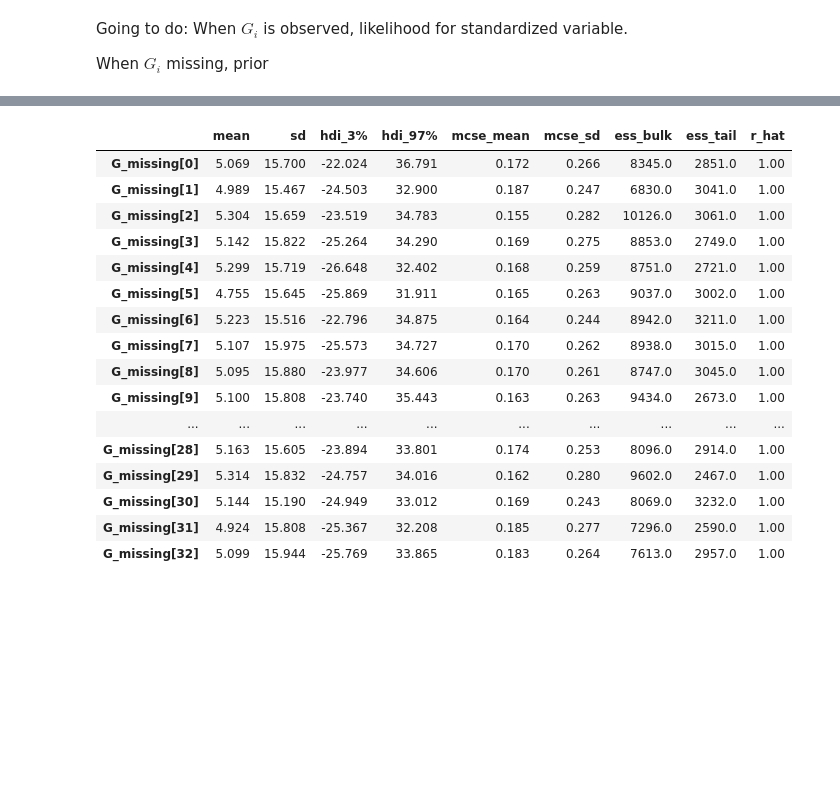
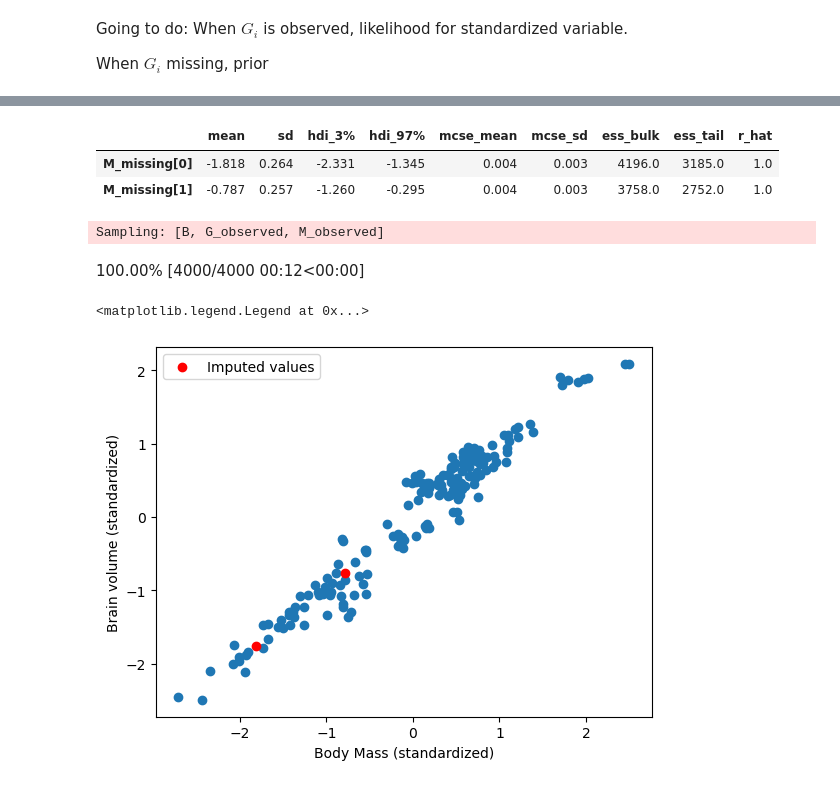
Before and after one commit to kpjmcg/Statistical-Rethinking-2023-Python-Notes, a Jupyter notebook: Lecture_18_2023.ipynb, the cells around one changed output, grey strips where cells are left out. Saved outputs shown, nothing was run; the diff lists cells and outputs as text; code cells hidden in the pictures; blank space fills up the shorter version.

```diff
--- a/Lecture_18_2023.ipynb
+++ b/Lecture_18_2023.ipynb
@@ -258,9 +293,10 @@ $\rho_M \sim HalfNormal(3,0.25)$
 
 4) Impute B, G, M using model
 # %%
+#Dropping missing brain cases
 primselected = prim[['body','group_size','brain']]
 primBnan = primselected[primselected['brain'].notna()]
-primBnan = primBnan.fillna(1)
+#primBnan = primBnan.fillna(1)
 # %% [markdown]
 Going to do: When $G_i$ is observed, likelihood for standardized variable.
 
@@ -279,13 +319,18 @@ class LinearMean(pm.gp.mean.Mean):
 
     def __call__(self, X):
         return self.intercept +self.slopes[0]*self.M +self.slopes[1]*self.G
+# imputation ignoring models of M and G
+with pm.Model() as fMBG_OU:
 
-with pm.Model() as fMBG_OU:
-    Mobs     = pm.MutableData('Mobs',scale(np.log(primBnan['body'])))
-    Bobs     = pm.MutableData('Bobs',scale(np.log(primBnan['brain'])).reshape(-1, 1))
-    Gobs     = pm.MutableData('Gobs',scale(np.log(primBnan['group_size'])))
+    #Data, there is an issue with imputing using the Data variables
+    #Mobs     = pm.MutableData('Mobs',scale(np.log(primBnan['body'])))
+    Bobs     = pm.MutableData('Bobs',scale(np.log(primBnan['brain'])))#.reshape(-1, 1))
+    #Gobs     = pm.MutableData('Gobs',scale(np.log(primBnan['group_size'])))
     Dmat = pm.MutableData('Dmat',
                           (Dmat0[primBnan.index,primBnan.index]/np.max(Dmat0)).values)
+    #Passing raw series in order to impute
+    Mobs = scale(np.log(primBnan['body']))
+    Gobs = scale(np.log(primBnan['group_size']))
 
     rho = pm.Exponential('rho',.25)
     etasq = pm.Exponential('etasq',0.25)
@@ -302,7 +347,7 @@ with pm.Model() as fMBG_OU:
     sigma_M = pm.Exponential('sigma_M',1)
     M = pm.Normal('M',mu_M,sigma_M,observed=Mobs)
 
-    cov = etasq * pm.gp.cov.ExpQuad(input_dim=1,ls=rho)
+    cov = etasq * pm.gp.cov.ExpQuad(input_dim=184,ls=rho)
     mu = LinearMean(intercept = a,
                    slopes    = [bM,bG],
                    M=M,
@@ -337,20 +368,27 @@ Sampling 4 chains for 1_000 tune and 1_000 draw iterations (4_000 + 4_000 draws
-# %%
-az.summary(gimp_trace,var_names=['G_missing'])
-# %% [output]
-|  | mean | sd | hdi_3% | hdi_97% | mcse_mean | mcse_sd | ess_bulk | ess_tail | r_hat |
-| G_missing[0] | 5.069 | 15.700 | -22.024 | 36.791 | 0.172 | 0.266 | 8345.0 | 2851.0 | 1.00 |
-| G_missing[1] | 4.989 | 15.467 | -24.503 | 32.900 | 0.187 | 0.247 | 6830.0 | 3041.0 | 1.00 |
-| G_missing[2] | 5.304 | 15.659 | -23.519 | 34.783 | 0.155 | 0.282 | 10126.0 | 3061.0 | 1.00 |
-| G_missing[3] | 5.142 | 15.822 | -25.264 | 34.290 | 0.169 | 0.275 | 8853.0 | 2749.0 | 1.00 |
-| G_missing[4] | 5.299 | 15.719 | -26.648 | 32.402 | 0.168 | 0.259 | 8751.0 | 2721.0 | 1.00 |
-| G_missing[5] | 4.755 | 15.645 | -25.869 | 31.911 | 0.165 | 0.263 | 9037.0 | 3002.0 | 1.00 |
-| G_missing[6] | 5.223 | 15.516 | -22.796 | 34.875 | 0.164 | 0.244 | 8942.0 | 3211.0 | 1.00 |
-| G_missing[7] | 5.107 | 15.975 | -25.573 | 34.727 | 0.170 | 0.262 | 8938.0 | 3015.0 | 1.00 |
-| G_missing[8] | 5.095 | 15.880 | -23.977 | 34.606 | 0.170 | 0.261 | 8747.0 | 3045.0 | 1.00 |
-| G_missing[9] | 5.100 | 15.808 | -23.740 | 35.443 | 0.163 | 0.263 | 9434.0 | 2673.0 | 1.00 |
-| ... | ... | ... | ... | ... | ... | ... | ... | ... | ... |
-| G_missing[28] | 5.163 | 15.605 | -23.894 | 33.801 | 0.174 | 0.253 | 8096.0 | 2914.0 | 1.00 |
-| G_missing[29] | 5.314 | 15.832 | -24.757 | 34.016 | 0.162 | 0.280 | 9602.0 | 2467.0 | 1.00 |
-| G_missing[30] | 5.144 | 15.190 | -24.949 | 33.012 | 0.169 | 0.243 | 8069.0 | 3232.0 | 1.00 |
-| G_missing[31] | 4.924 | 15.808 | -25.367 | 32.208 | 0.185 | 0.277 | 7296.0 | 2590.0 | 1.00 |
-| G_missing[32] | 5.099 | 15.944 | -25.769 | 33.865 | 0.183 | 0.264 | 7613.0 | 2957.0 | 1.00 |
+# %%
+az.summary(fMBG_OU_trace,var_names=['M_missing'])
+# %% [output]
+|  | mean | sd | hdi_3% | hdi_97% | mcse_mean | mcse_sd | ess_bulk | ess_tail | r_hat |
+| M_missing[0] | -1.818 | 0.264 | -2.331 | -1.345 | 0.004 | 0.003 | 4196.0 | 3185.0 | 1.0 |
+| M_missing[1] | -0.787 | 0.257 | -1.260 | -0.295 | 0.004 | 0.003 | 3758.0 | 2752.0 | 1.0 |
+# %%
+with fMBG_OU:
+    pm.sample_posterior_predictive(fMBG_OU_trace,
+                                   extend_inferencedata=True)
+# %% [output]
+Sampling: [B, G_observed, M_observed]
+100.00% [4000/4000 00:12<00:00]
+# %%
+y = scale(np.log(primBnan['brain']))
+x = scale(np.log(primBnan['body']))
+imputed_mi = np.where(np.isnan(scale(np.log(primBnan['body']))))
+plt.scatter(x=x,y=y)
+
+for index in imputed_mi:
+    plt.scatter(fMBG_OU_trace.posterior_predictive.M.mean(dim=['chain','draw'])[index], y[index], c='red', label='Imputed values')
+plt.ylabel('Brain volume (standardized)')
+plt.xlabel('Body Mass (standardized)')
+plt.legend()
+# %% [output]
+<matplotlib.legend.Legend at 0x...>
+[figure, added]
```
Also changed, not shown: parts of 23 cells of this notebook.
